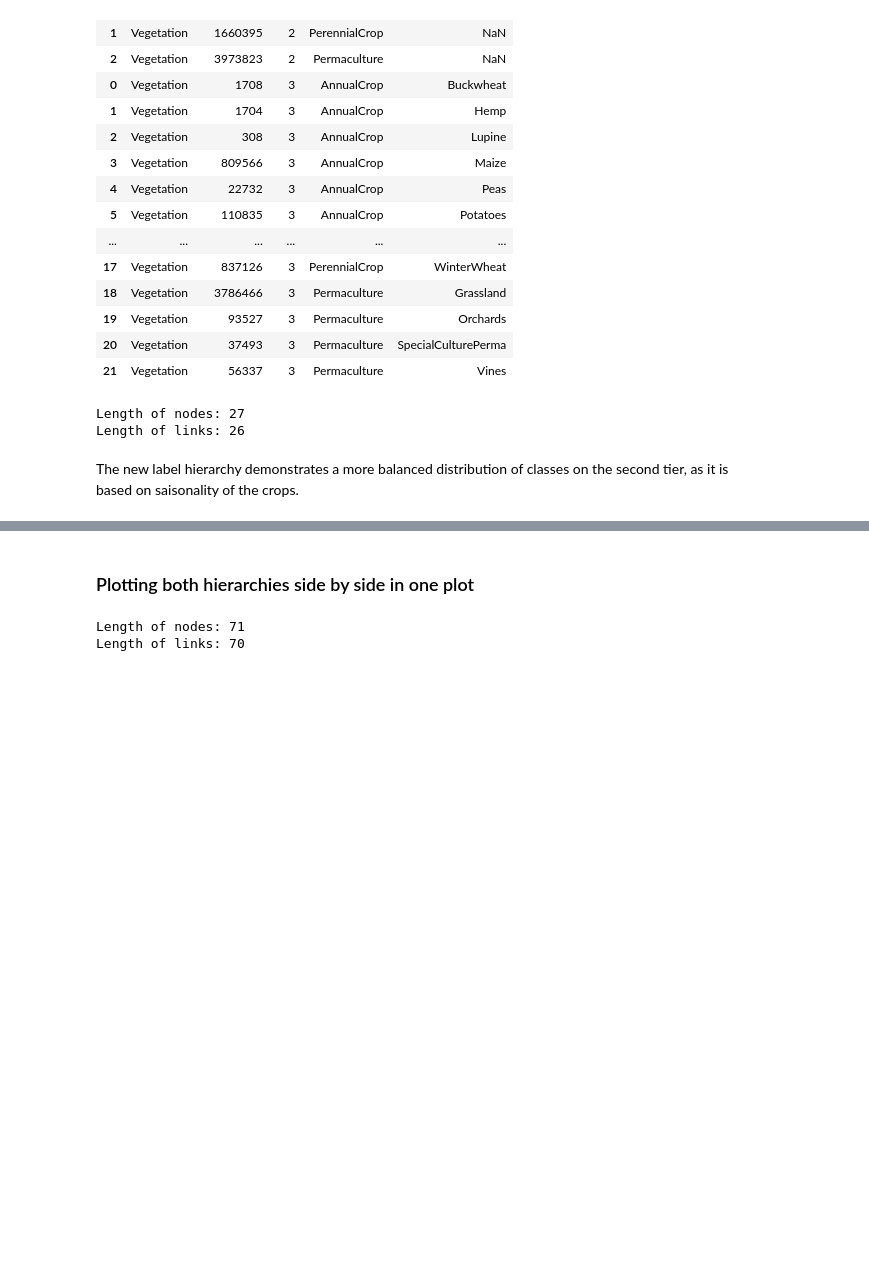
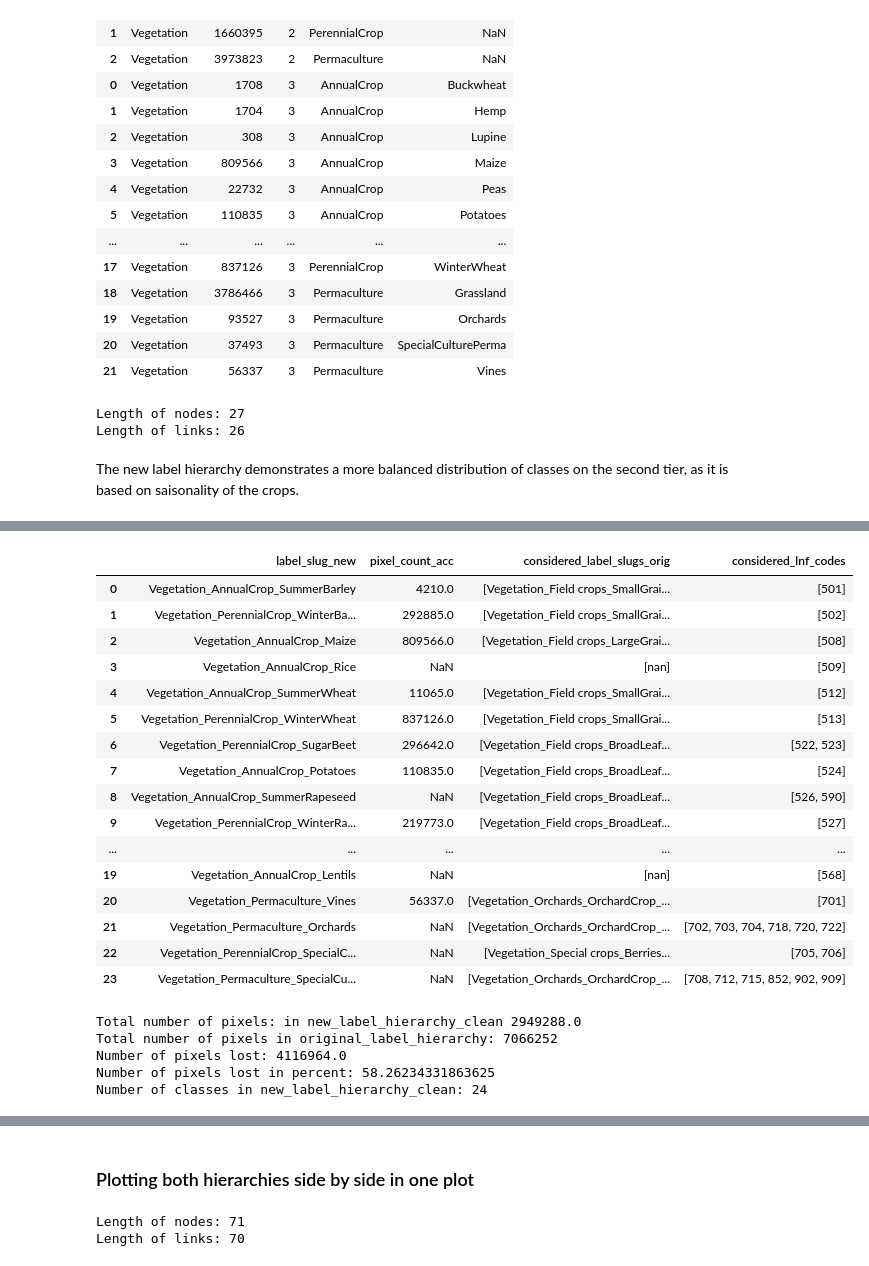
Before and after one commit to Satellite-Based-Crop-Classification/messis, a Jupyter notebook: archive/explore_züri_crop.ipynb, the cells around one changed output, grey strips where cells are left out. Saved outputs shown, nothing was run; the diff lists cells and outputs as text; code cells hidden in the pictures; blank space fills up the shorter version.

```diff
--- a/archive/explore_züri_crop.ipynb
+++ b/archive/explore_züri_crop.ipynb
@@ -1123,0 +1153,69 @@ The new label hierarchy demonstrates a more balanced distribution of classes on
+# %%
+# loop through the rows of the merged_label_hierarchy dataframe, build a dict: { label_slug_new: '', label_slugs_orig: [], pixel_count: 0 }
+new_label_hierarchy_pixel_counts = {}
+
+for i, row in merged_label_hierarchy.iterrows():
+    label_slug_new = row['label_slug_new']
+    label_slug_orig = row['label_slug_orig']
+    pixel_count = row['pixel_count']
+    lnf_code = row['lnf_code']
+    if label_slug_new not in new_label_hierarchy_pixel_counts:
+        new_label_hierarchy_pixel_counts[label_slug_new] = {
+            'label_slug_new': label_slug_new,
+            'pixel_count_acc': 0,
+            'considered_label_slugs_orig': [],
+            'considered_lnf_codes': []
+        }
+    if label_slug_orig not in new_label_hierarchy_pixel_counts[label_slug_new]['considered_label_slugs_orig']:
+        new_label_hierarchy_pixel_counts[label_slug_new]['considered_label_slugs_orig'].append(label_slug_orig)
+        new_label_hierarchy_pixel_counts[label_slug_new]['considered_lnf_codes'].append(lnf_code)
+        new_label_hierarchy_pixel_counts[label_slug_new]['pixel_count_acc'] += pixel_count
+
+# convert the dict to a dataframe
+new_label_hierarchy_pixel_counts_df = pd.DataFrame(new_label_hierarchy_pixel_counts.values())
+new_label_hierarchy_pixel_counts_df
+# %% [output]
+|  | label_slug_new | pixel_count_acc | considered_label_slugs_orig | considered_lnf_codes |
+| 0 | Vegetation_AnnualCrop_SummerBarley | 4210.0 | [Vegetation_Field crops_SmallGrai... | [501] |
+| 1 | Vegetation_PerennialCrop_WinterBa... | 292885.0 | [Vegetation_Field crops_SmallGrai... | [502] |
+| 2 | Vegetation_AnnualCrop_Maize | 809566.0 | [Vegetation_Field crops_LargeGrai... | [508] |
+| 3 | Vegetation_AnnualCrop_Rice | NaN | [nan] | [509] |
+| 4 | Vegetation_AnnualCrop_SummerWheat | 11065.0 | [Vegetation_Field crops_SmallGrai... | [512] |
+| 5 | Vegetation_PerennialCrop_WinterWheat | 837126.0 | [Vegetation_Field crops_SmallGrai... | [513] |
+| 6 | Vegetation_PerennialCrop_SugarBeet | 296642.0 | [Vegetation_Field crops_BroadLeaf... | [522, 523] |
+| 7 | Vegetation_AnnualCrop_Potatoes | 110835.0 | [Vegetation_Field crops_BroadLeaf... | [524] |
+| 8 | Vegetation_AnnualCrop_SummerRapeseed | NaN | [Vegetation_Field crops_BroadLeaf... | [526, 590] |
+| 9 | Vegetation_PerennialCrop_WinterRa... | 219773.0 | [Vegetation_Field crops_BroadLeaf... | [527] |
+| ... | ... | ... | ... | ... |
+| 19 | Vegetation_AnnualCrop_Lentils | NaN | [nan] | [568] |
+| 20 | Vegetation_Permaculture_Vines | 56337.0 | [Vegetation_Orchards_OrchardCrop_... | [701] |
+| 21 | Vegetation_Permaculture_Orchards | NaN | [Vegetation_Orchards_OrchardCrop_... | [702, 703, 704, 718, 720, 722] |
+| 22 | Vegetation_PerennialCrop_SpecialC... | NaN | [Vegetation_Special crops_Berries... | [705, 706] |
+| 23 | Vegetation_Permaculture_SpecialCu... | NaN | [Vegetation_Orchards_OrchardCrop_... | [708, 712, 715, 852, 902, 909] |
+# %%
+new_label_hierarchy_clean = new_label_hierarchy_pixel_counts_df.copy()
+
+# rename pixel_count_acc to pixel_count
+new_label_hierarchy_clean = new_label_hierarchy_clean.rename(columns={'pixel_count_acc': 'pixel_count'})
+
+# count total number of pixels in new_label_hierarchy_clean vs. original_label_hierarchy
+total_pixels = new_label_hierarchy_clean['pixel_count'].sum()
+print('Total number of pixels: in new_label_hierarchy_clean', total_pixels)
+
+total_pixels_orig = original_label_hierarchy['count'].sum()
+print('Total number of pixels in original_label_hierarchy:', total_pixels_orig)
+
+# number of pixels lost
+print('Number of pixels lost:', total_pixels_orig - total_pixels)
+
+# in percent
+print('Number of pixels lost in percent:', (total_pixels_orig - total_pixels) / total_pixels_orig * 100)
+
+# number of classes in new_label_hierarchy_clean
+print('Number of classes in new_label_hierarchy_clean:', new_label_hierarchy_clean.__len__())
+# %% [output]
+Total number of pixels: in new_label_hierarchy_clean 2949288.0
+Total number of pixels in original_label_hierarchy: 7066252
+Number of pixels lost: 4116964.0
+Number of pixels lost in percent: 58.26234331863625
+Number of classes in new_label_hierarchy_clean: 24
```
Also changed, not shown: parts of 16 cells of this notebook, 3 other files.
